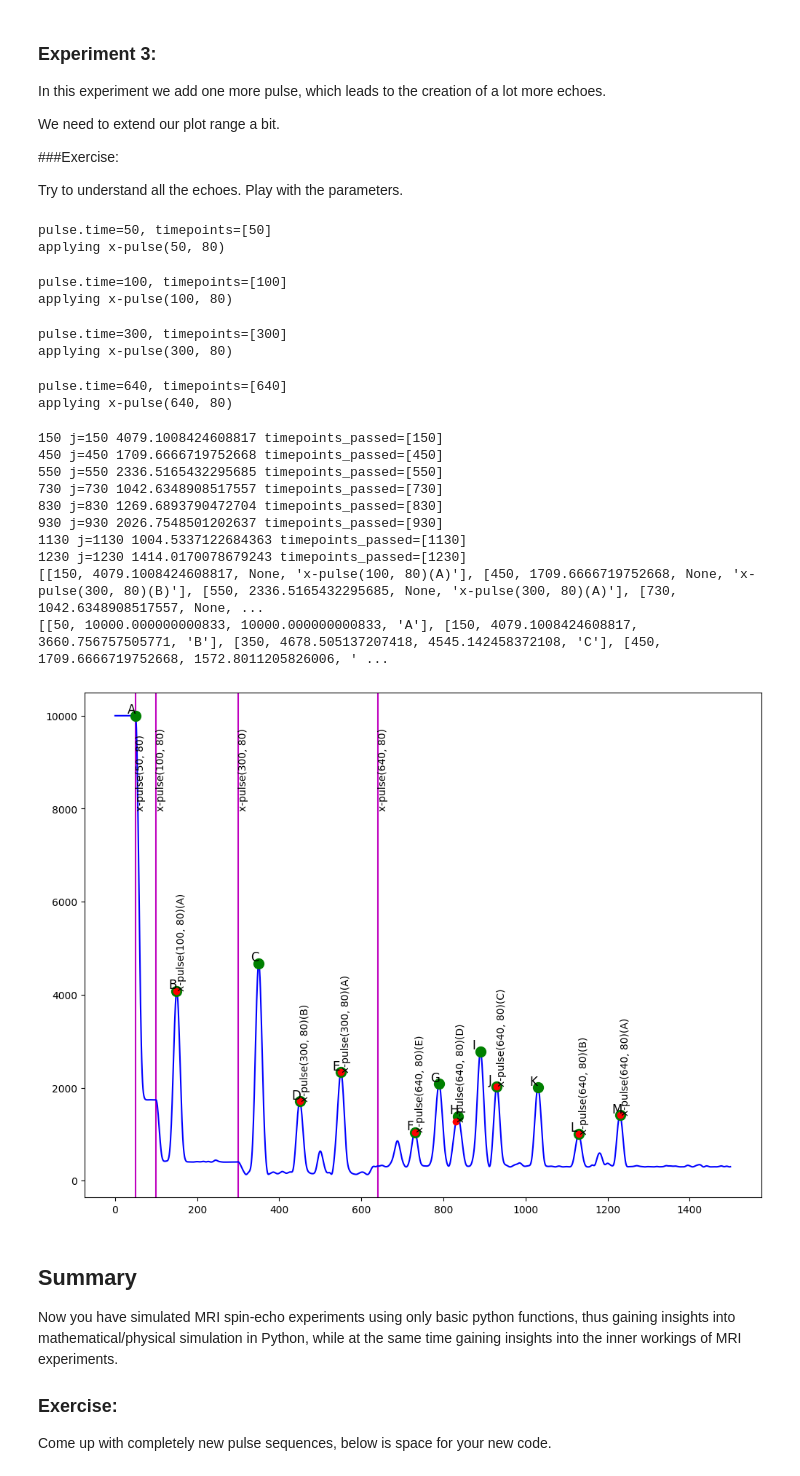
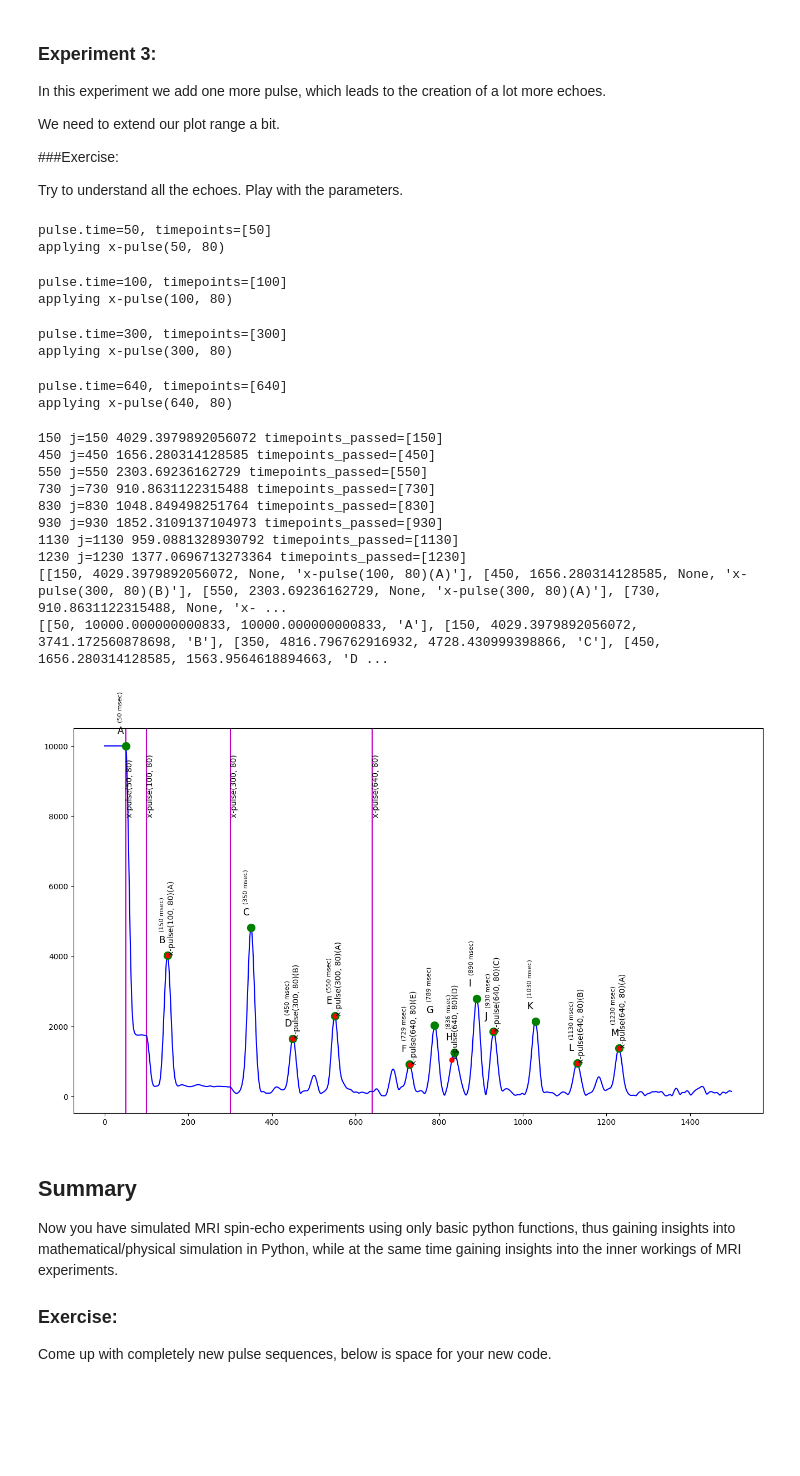
Before and after one commit to dbonekamp/spin_simulation, a Jupyter notebook: spin_simulation/spin_simulation.ipynb, the cells around one changed output. Saved outputs shown, nothing was run; the diff lists cells and outputs as text; code cells hidden in the pictures; blank space fills up the shorter version.

```diff
--- a/spin_simulation/spin_simulation.ipynb
+++ b/spin_simulation/spin_simulation.ipynb
@@ -431,12 +431,14 @@ class PulseSequence:
             plt.text(p[0], p[1] + ydist, label,rotation=90)
     def showPeakLabels(self):
         circle_radius = 5
-        ydist = 50
+        ydist = 350
         xdist = 20
         for p in self.peaks:
             plt.plot(p[0], p[1],'go', markersize=10)
             label = p[3]
             plt.text(p[0]-xdist, p[1] + ydist, label,rotation=0, fontsize=12)
+            label = f"({p[0]} msec)"
+            plt.text(p[0]-xdist, p[1] + ydist*2, label,rotation=90, fontsize=8)
 # %% [markdown]
 ## Setting up the simulations
 
@@ -555,45 +571,46 @@ We need to extend our plot range a bit.
 
 Try to understand all the echoes. Play with the parameters.
 # %%
+plt.rcParams["figure.figsize"] = (16, 9) #if your plots turn out too large or small, adjust this
 number_spins = 5000
 spins = Spinensemble(number_spins, offset_frequency, stdev_offset)
 
 timepoints = range(0,1500,1)
 
 pulseSequence = PulseSequence()
 pulseSequence.add(Pulse("x-pulse", 50, 80))
 pulseSequence.add(Pulse("x-pulse", 100, 80))
 pulseSequence.add(Pulse("x-pulse", 300, 80))
 pulseSequence.add(Pulse("x-pulse", 640, 80))
 
 signal_over_time = pulseSequence.simulate(spins, timepoints)
 pulseSequence.plotWithSignal(signal_over_time)
 
 pulseSequence.determineHeightOfExpectedPeaks()
 print(pulseSequence.expected_peaks)
 print(signal_over_time[2]) #peaks
 pulseSequence.showPeakLabels()
 pulseSequence.showExpectedPeaks()
 # %% [output]
 pulse.time=50, timepoints=[50]
 applying x-pulse(50, 80)
 pulse.time=100, timepoints=[100]
 applying x-pulse(100, 80)
 pulse.time=300, timepoints=[300]
 applying x-pulse(300, 80)
 pulse.time=640, timepoints=[640]
 applying x-pulse(640, 80)
-150 j=150 4079.1008424608817 timepoints_passed=[150]
-450 j=450 1709.6666719752668 timepoints_passed=[450]
-550 j=550 2336.5165432295685 timepoints_passed=[550]
-730 j=730 1042.6348908517557 timepoints_passed=[730]
-830 j=830 1269.6893790472704 timepoints_passed=[830]
-930 j=930 2026.7548501202637 timepoints_passed=[930]
-1130 j=1130 1004.5337122684363 timepoints_passed=[1130]
-1230 j=1230 1414.0170078679243 timepoints_passed=[1230]
-[[150, 4079.1008424608817, None, 'x-pulse(100, 80)(A)'], [450, 1709.6666719752668, None, 'x-pulse(300, 80)(B)'], [550, 2336.5165432295685, None, 'x-pulse(300, 80)(A)'], [730, 1042.6348908517557, None, ...
-[[50, 10000.000000000833, 10000.000000000833, 'A'], [150, 4079.1008424608817, 3660.756757505771, 'B'], [350, 4678.505137207418, 4545.142458372108, 'C'], [450, 1709.6666719752668, 1572.8011205826006, ' ...
+150 j=150 4029.3979892056072 timepoints_passed=[150]
+450 j=450 1656.280314128585 timepoints_passed=[450]
+550 j=550 2303.69236162729 timepoints_passed=[550]
+730 j=730 910.8631122315488 timepoints_passed=[730]
+830 j=830 1048.849498251764 timepoints_passed=[830]
+930 j=930 1852.3109137104973 timepoints_passed=[930]
+1130 j=1130 959.0881328930792 timepoints_passed=[1130]
+1230 j=1230 1377.0696713273364 timepoints_passed=[1230]
+[[150, 4029.3979892056072, None, 'x-pulse(100, 80)(A)'], [450, 1656.280314128585, None, 'x-pulse(300, 80)(B)'], [550, 2303.69236162729, None, 'x-pulse(300, 80)(A)'], [730, 910.8631122315488, None, 'x- ...
+[[50, 10000.000000000833, 10000.000000000833, 'A'], [150, 4029.3979892056072, 3741.172560878698, 'B'], [350, 4816.796762916932, 4728.430999398866, 'C'], [450, 1656.280314128585, 1563.9564618894663, 'D ...
-[figure, old version]
+[figure, new version]
 # %% [markdown]
 ## Summary
 
```
Also changed, not shown: parts of 7 cells of this notebook, 3 other files.
